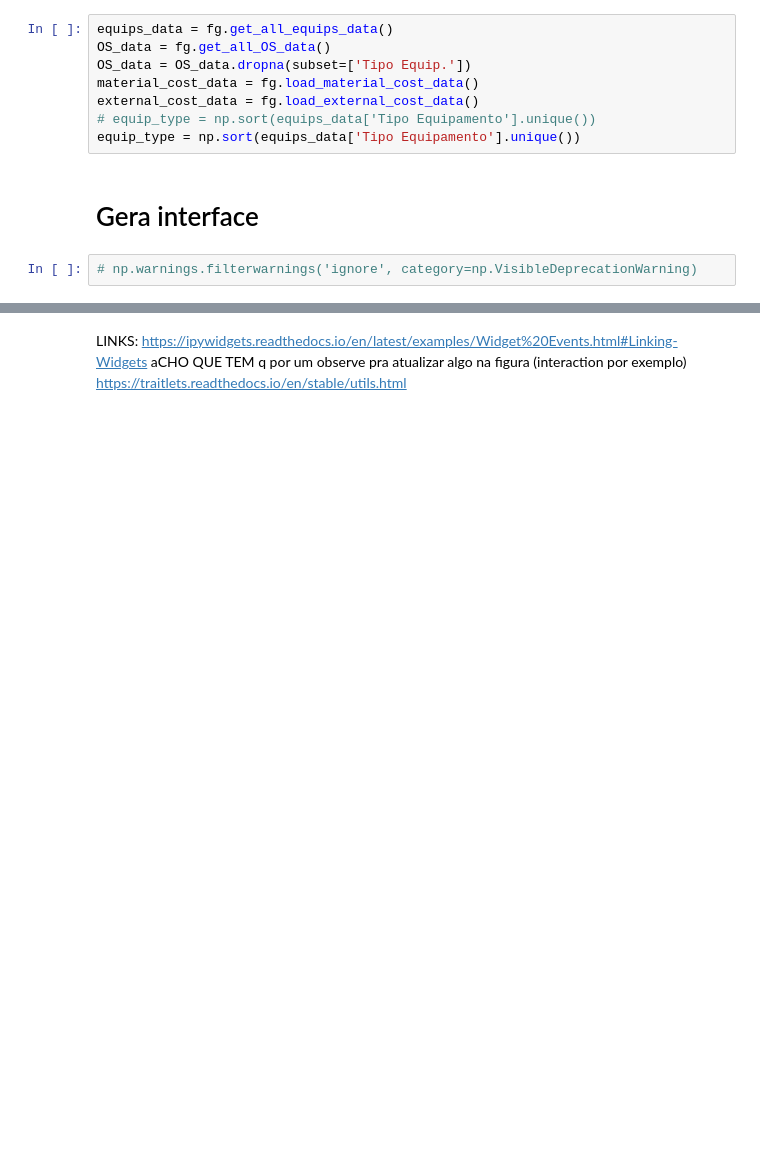
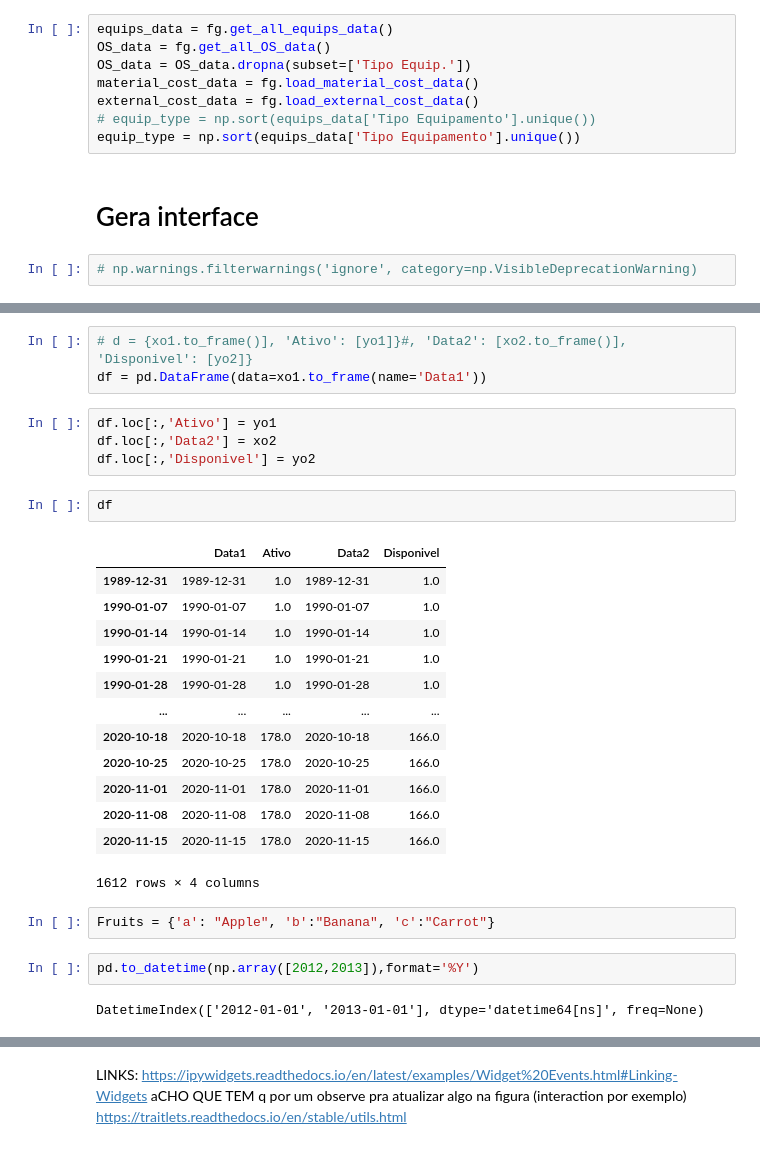
Before and after one commit to zoccoler/GETS_App_binder, a Jupyter notebook: Interface_temporal_GETS.ipynb, the cells around one changed output, grey strips where cells are left out. Cells and saved outputs as stored; diff of their text form; blank space fills up the shorter version.

```diff
--- a/Interface_temporal_GETS.ipynb
+++ b/Interface_temporal_GETS.ipynb
@@ -630,0 +921,29 @@ PanZoom(scales={'x': [DateScale(max=Timestamp('2020-09-01 00:00:00'), min=Timest
+# %%
+# d = {xo1.to_frame()], 'Ativo': [yo1]}#, 'Data2': [xo2.to_frame()], 'Disponivel': [yo2]}
+df = pd.DataFrame(data=xo1.to_frame(name='Data1'))
+# %%
+df.loc[:,'Ativo'] = yo1
+df.loc[:,'Data2'] = xo2
+df.loc[:,'Disponivel'] = yo2
+# %%
+df
+# %% [output]
+|  | Data1 | Ativo | Data2 | Disponivel |
+| 1989-12-31 | 1989-12-31 | 1.0 | 1989-12-31 | 1.0 |
+| 1990-01-07 | 1990-01-07 | 1.0 | 1990-01-07 | 1.0 |
+| 1990-01-14 | 1990-01-14 | 1.0 | 1990-01-14 | 1.0 |
+| 1990-01-21 | 1990-01-21 | 1.0 | 1990-01-21 | 1.0 |
+| 1990-01-28 | 1990-01-28 | 1.0 | 1990-01-28 | 1.0 |
+| ... | ... | ... | ... | ... |
+| 2020-10-18 | 2020-10-18 | 178.0 | 2020-10-18 | 166.0 |
+| 2020-10-25 | 2020-10-25 | 178.0 | 2020-10-25 | 166.0 |
+| 2020-11-01 | 2020-11-01 | 178.0 | 2020-11-01 | 166.0 |
+| 2020-11-08 | 2020-11-08 | 178.0 | 2020-11-08 | 166.0 |
+| 2020-11-15 | 2020-11-15 | 178.0 | 2020-11-15 | 166.0 |
+1612 rows × 4 columns
+# %%
+Fruits = {'a': "Apple", 'b':"Banana", 'c':"Carrot"}
+# %%
+pd.to_datetime(np.array([2012,2013]),format='%Y')
+# %% [output]
+DatetimeIndex(['2012-01-01', '2013-01-01'], dtype='datetime64[ns]', freq=None)
```
Also changed, not shown: parts of 54 cells of this notebook, 2 other files.
